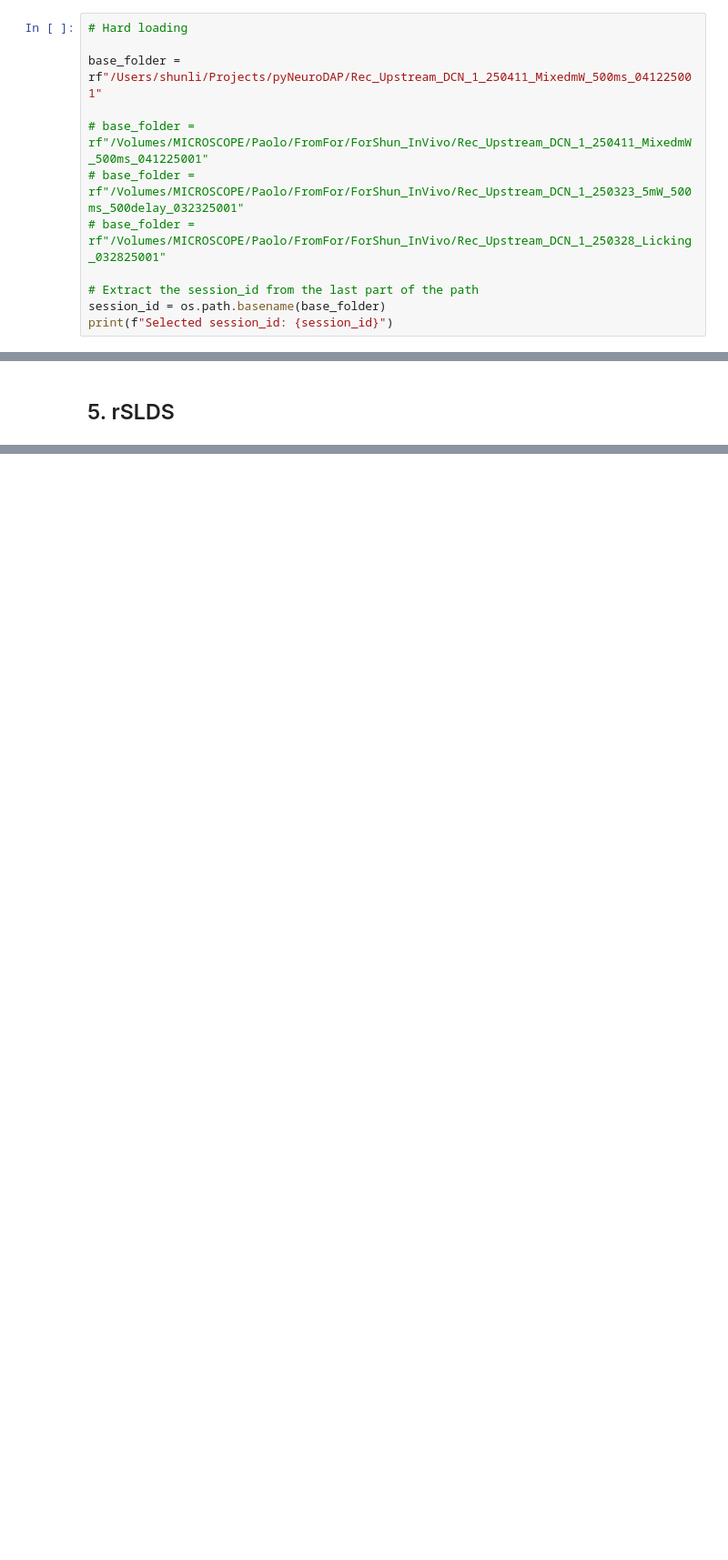
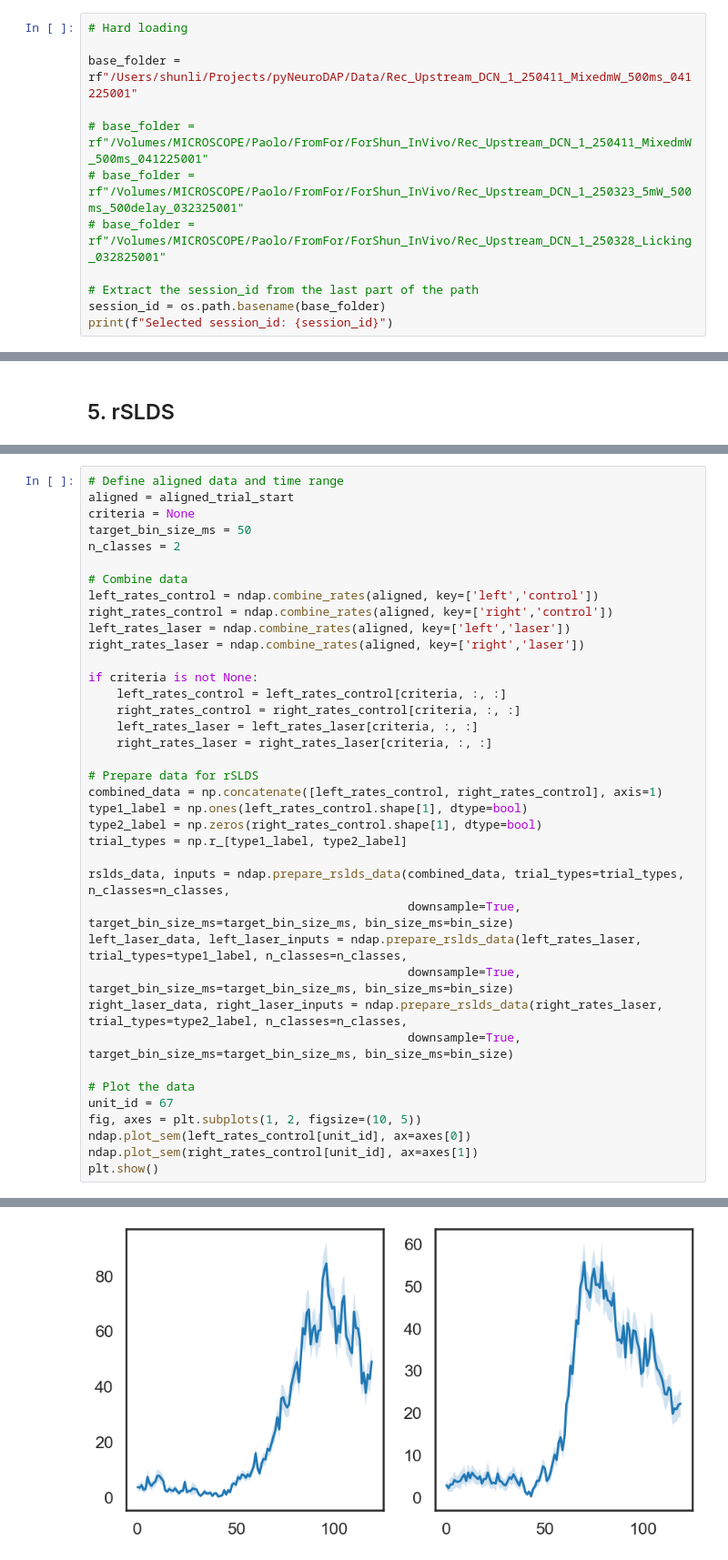
Before and after one commit to shunnnli/pyNeuroDAP, a Jupyter notebook: Shun_single_sessions.ipynb, the cells around one changed output, grey strips where cells are left out. Shown at 91% size. Saved outputs shown, nothing was run; the diff lists cells and outputs as text; blank space fills up the shorter version.

Commit message:
update rslds

```diff
--- a/Shun_single_sessions.ipynb
+++ b/Shun_single_sessions.ipynb
@@ -29,7 +28,7 @@ Each neuron: laser_mod_index <--> left_right_tone_index, left_right_lick_index,
 # %%
 # Hard loading
 
-base_folder = rf"/Users/shunli/Projects/pyNeuroDAP/Rec_Upstream_DCN_1_250411_MixedmW_500ms_041225001"
+base_folder = rf"/Users/shunli/Projects/pyNeuroDAP/Data/Rec_Upstream_DCN_1_250411_MixedmW_500ms_041225001"
 
 # base_folder = rf"/Volumes/MICROSCOPE/Paolo/FromFor/ForShun_InVivo/Rec_Upstream_DCN_1_250411_MixedmW_500ms_041225001"
 # base_folder = rf"/Volumes/MICROSCOPE/Paolo/FromFor/ForShun_InVivo/Rec_Upstream_DCN_1_250323_5mW_500ms_500delay_032325001"
@@ -646,0 +616,39 @@ Combining 4 conditions: ['nonreward_right_control', 'nonreward_right_laser', 're
+# %%
+# Define aligned data and time range
+aligned = aligned_trial_start
+criteria = None
+target_bin_size_ms = 50
+n_classes = 2
+
+# Combine data
+left_rates_control = ndap.combine_rates(aligned, key=['left','control'])
+right_rates_control = ndap.combine_rates(aligned, key=['right','control'])
+left_rates_laser = ndap.combine_rates(aligned, key=['left','laser'])
+right_rates_laser = ndap.combine_rates(aligned, key=['right','laser'])
+
+if criteria is not None:
+    left_rates_control = left_rates_control[criteria, :, :]
+    right_rates_control = right_rates_control[criteria, :, :]
+    left_rates_laser = left_rates_laser[criteria, :, :]
+    right_rates_laser = right_rates_laser[criteria, :, :]
+
+# Prepare data for rSLDS
+combined_data = np.concatenate([left_rates_control, right_rates_control], axis=1)
+type1_label = np.ones(left_rates_control.shape[1], dtype=bool)
+type2_label = np.zeros(right_rates_control.shape[1], dtype=bool)
+trial_types = np.r_[type1_label, type2_label]
+
+rslds_data, inputs = ndap.prepare_rslds_data(combined_data, trial_types=trial_types, n_classes=n_classes,
+                                             downsample=True, target_bin_size_ms=target_bin_size_ms, bin_size_ms=bin_size)
+left_laser_data, left_laser_inputs = ndap.prepare_rslds_data(left_rates_laser, trial_types=type1_label, n_classes=n_classes,
+                                             downsample=True, target_bin_size_ms=target_bin_size_ms, bin_size_ms=bin_size)
+right_laser_data, right_laser_inputs = ndap.prepare_rslds_data(right_rates_laser, trial_types=type2_label, n_classes=n_classes,
+                                             downsample=True, target_bin_size_ms=target_bin_size_ms, bin_size_ms=bin_size)
+
+# Plot the data
+unit_id = 67
+fig, axes = plt.subplots(1, 2, figsize=(10, 5))
+ndap.plot_sem(left_rates_control[unit_id], ax=axes[0])
+ndap.plot_sem(right_rates_control[unit_id], ax=axes[1])
+plt.show()
+# %% [output]
@@ -646,0 +668 @@ Combining 4 conditions: ['nonreward_right_control', 'nonreward_right_laser', 're
+[figure, added]
```
Also changed, not shown: parts of 30 cells of this notebook, 4 other files.
